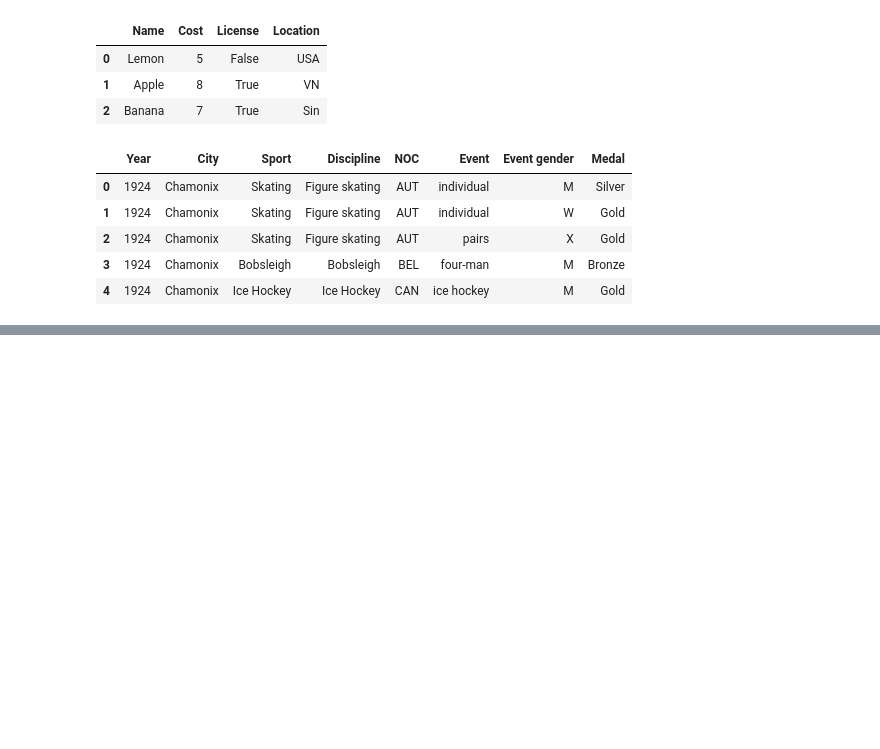
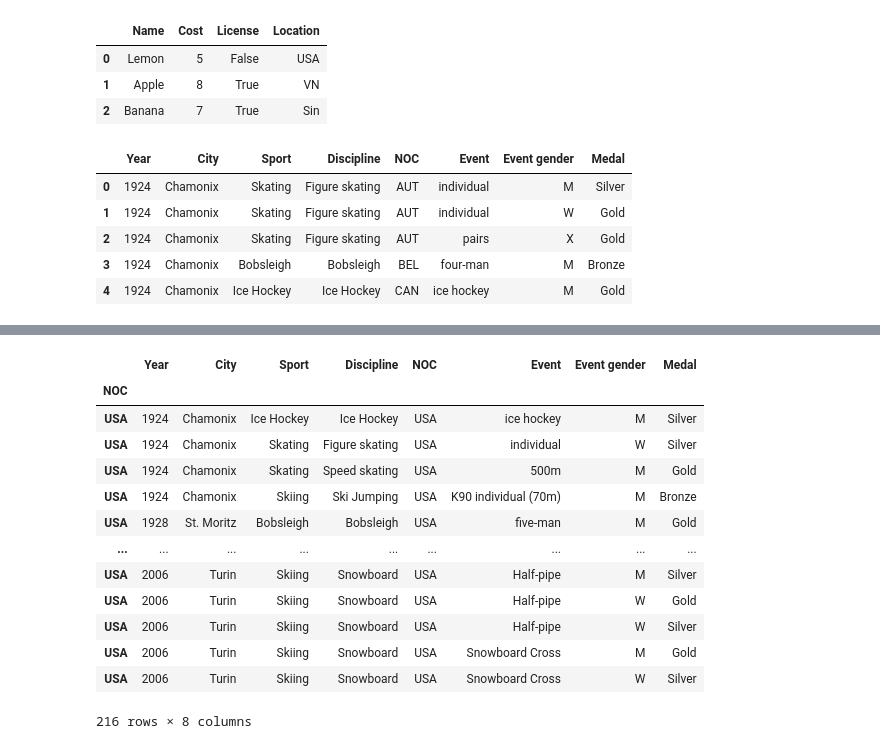
Before and after one commit to HoDoDuyDung/Colab_Code, a Jupyter notebook: AI_W3_18_02_23.ipynb, the cells around one changed output, grey strips where cells are left out. Saved outputs shown, nothing was run; the diff lists cells and outputs as text; code cells hidden in the pictures; blank space fills up the shorter version.

```diff
--- a/AI_W3_18_02_23.ipynb
+++ b/AI_W3_18_02_23.ipynb
@@ -185,0 +242,17 @@ dataframe.head()
+# %%
+data.loc['USA']
+# %% [output]
+|  | Year | City | Sport | Discipline | NOC | Event | Event gender | Medal |
+| NOC |  |  |  |  |  |  |  |  |
+| USA | 1924 | Chamonix | Ice Hockey | Ice Hockey | USA | ice hockey | M | Silver |
+| USA | 1924 | Chamonix | Skating | Figure skating | USA | individual | W | Silver |
+| USA | 1924 | Chamonix | Skating | Speed skating | USA | 500m | M | Gold |
+| USA | 1924 | Chamonix | Skiing | Ski Jumping | USA | K90 individual (70m) | M | Bronze |
+| USA | 1928 | St. Moritz | Bobsleigh | Bobsleigh | USA | five-man | M | Gold |
+| ... | ... | ... | ... | ... | ... | ... | ... | ... |
+| USA | 2006 | Turin | Skiing | Snowboard | USA | Half-pipe | M | Silver |
+| USA | 2006 | Turin | Skiing | Snowboard | USA | Half-pipe | W | Gold |
+| USA | 2006 | Turin | Skiing | Snowboard | USA | Half-pipe | W | Silver |
+| USA | 2006 | Turin | Skiing | Snowboard | USA | Snowboard Cross | M | Gold |
+| USA | 2006 | Turin | Skiing | Snowboard | USA | Snowboard Cross | W | Silver |
+216 rows × 8 columns
```
Also changed, not shown: parts of 20 cells of this notebook.
